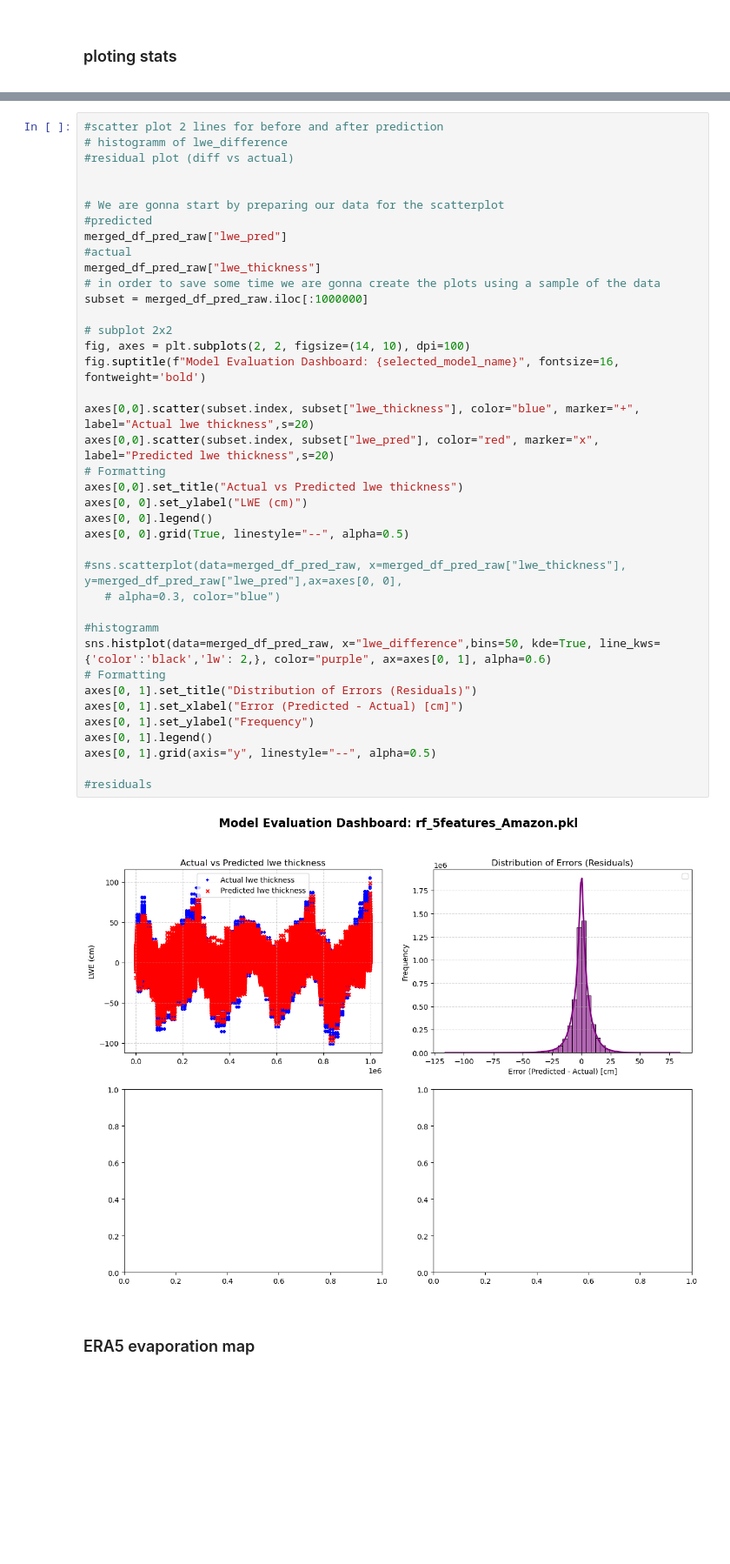
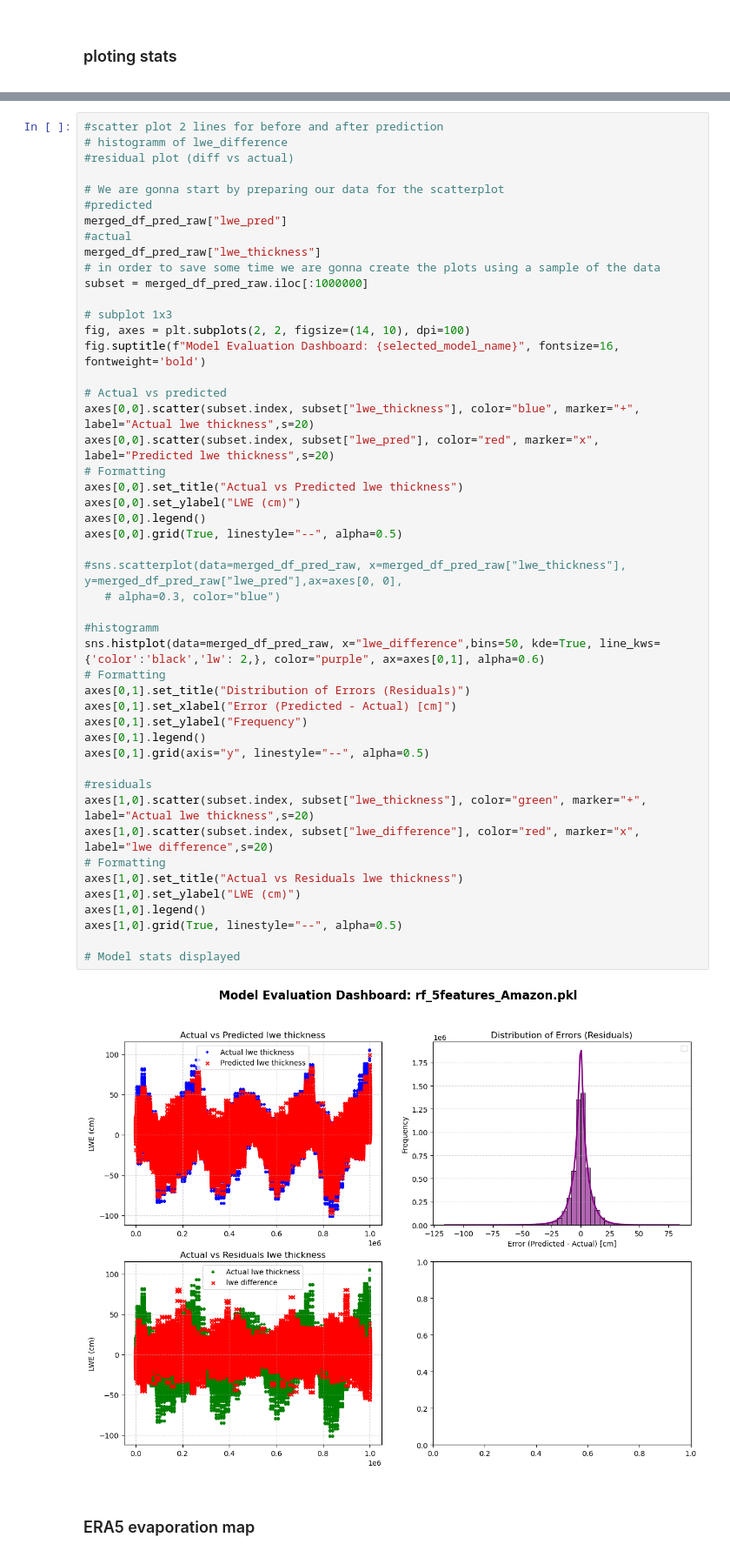
Before and after one commit to Neversplit2/grace_project, a Jupyter notebook: code/backend_notebook.ipynb, the cells around one changed output, grey strips where cells are left out. Shown at 87% size. Saved outputs shown, nothing was run; the diff lists cells and outputs as text; blank space fills up the shorter version.

```diff
--- a/code/backend_notebook.ipynb
+++ b/code/backend_notebook.ipynb
@@ -1096,44 +1076,53 @@ print(merged_df_pred_raw.tail())
 # %%
 #scatter plot 2 lines for before and after prediction
 # histogramm of lwe_difference
 #residual plot (diff vs actual)
-
 
 # We are gonna start by preparing our data for the scatterplot
 #predicted
 merged_df_pred_raw["lwe_pred"]
 #actual
 merged_df_pred_raw["lwe_thickness"]
 # in order to save some time we are gonna create the plots using a sample of the data
 subset = merged_df_pred_raw.iloc[:1000000]
 
-# subplot 2x2
+# subplot 1x3
 fig, axes = plt.subplots(2, 2, figsize=(14, 10), dpi=100)
 fig.suptitle(f"Model Evaluation Dashboard: {selected_model_name}", fontsize=16, fontweight='bold')
 
+# Actual vs predicted
 axes[0,0].scatter(subset.index, subset["lwe_thickness"], color="blue", marker="+", label="Actual lwe thickness",s=20)
 axes[0,0].scatter(subset.index, subset["lwe_pred"], color="red", marker="x", label="Predicted lwe thickness",s=20)
 # Formatting
 axes[0,0].set_title("Actual vs Predicted lwe thickness")
-axes[0, 0].set_ylabel("LWE (cm)")
-axes[0, 0].legend()
-axes[0, 0].grid(True, linestyle="--", alpha=0.5)
+axes[0,0].set_ylabel("LWE (cm)")
+axes[0,0].legend()
+axes[0,0].grid(True, linestyle="--", alpha=0.5)
 
 #sns.scatterplot(data=merged_df_pred_raw, x=merged_df_pred_raw["lwe_thickness"], y=merged_df_pred_raw["lwe_pred"],ax=axes[0, 0],
    # alpha=0.3, color="blue")
 
 #histogramm
-sns.histplot(data=merged_df_pred_raw, x="lwe_difference",bins=50, kde=True, line_kws={'color':'black','lw': 2,}, color="purple", ax=axes[0, 1], alpha=0.6)
+sns.histplot(data=merged_df_pred_raw, x="lwe_difference",bins=50, kde=True, line_kws={'color':'black','lw': 2,}, color="purple", ax=axes[0,1], alpha=0.6)
 # Formatting
-axes[0, 1].set_title("Distribution of Errors (Residuals)")
-axes[0, 1].set_xlabel("Error (Predicted - Actual) [cm]")
-axes[0, 1].set_ylabel("Frequency")
-axes[0, 1].legend()
-axes[0, 1].grid(axis="y", linestyle="--", alpha=0.5)
+axes[0,1].set_title("Distribution of Errors (Residuals)")
+axes[0,1].set_xlabel("Error (Predicted - Actual) [cm]")
+axes[0,1].set_ylabel("Frequency")
+axes[0,1].legend()
+axes[0,1].grid(axis="y", linestyle="--", alpha=0.5)
 
 #residuals
+axes[1,0].scatter(subset.index, subset["lwe_thickness"], color="green", marker="+", label="Actual lwe thickness",s=20)
+axes[1,0].scatter(subset.index, subset["lwe_difference"], color="red", marker="x", label="lwe difference",s=20)
+# Formatting
+axes[1,0].set_title("Actual vs Residuals lwe thickness")
+axes[1,0].set_ylabel("LWE (cm)")
+axes[1,0].legend()
+axes[1,0].grid(True, linestyle="--", alpha=0.5)
+
+# Model stats displayed
 # %% [output]
-[figure, old version]
+[figure, new version]
 # %% [markdown]
 # <font size="4"> ERA5 evaporation map </font>
 # %%
```
Also changed, not shown: parts of 3 cells of this notebook.
